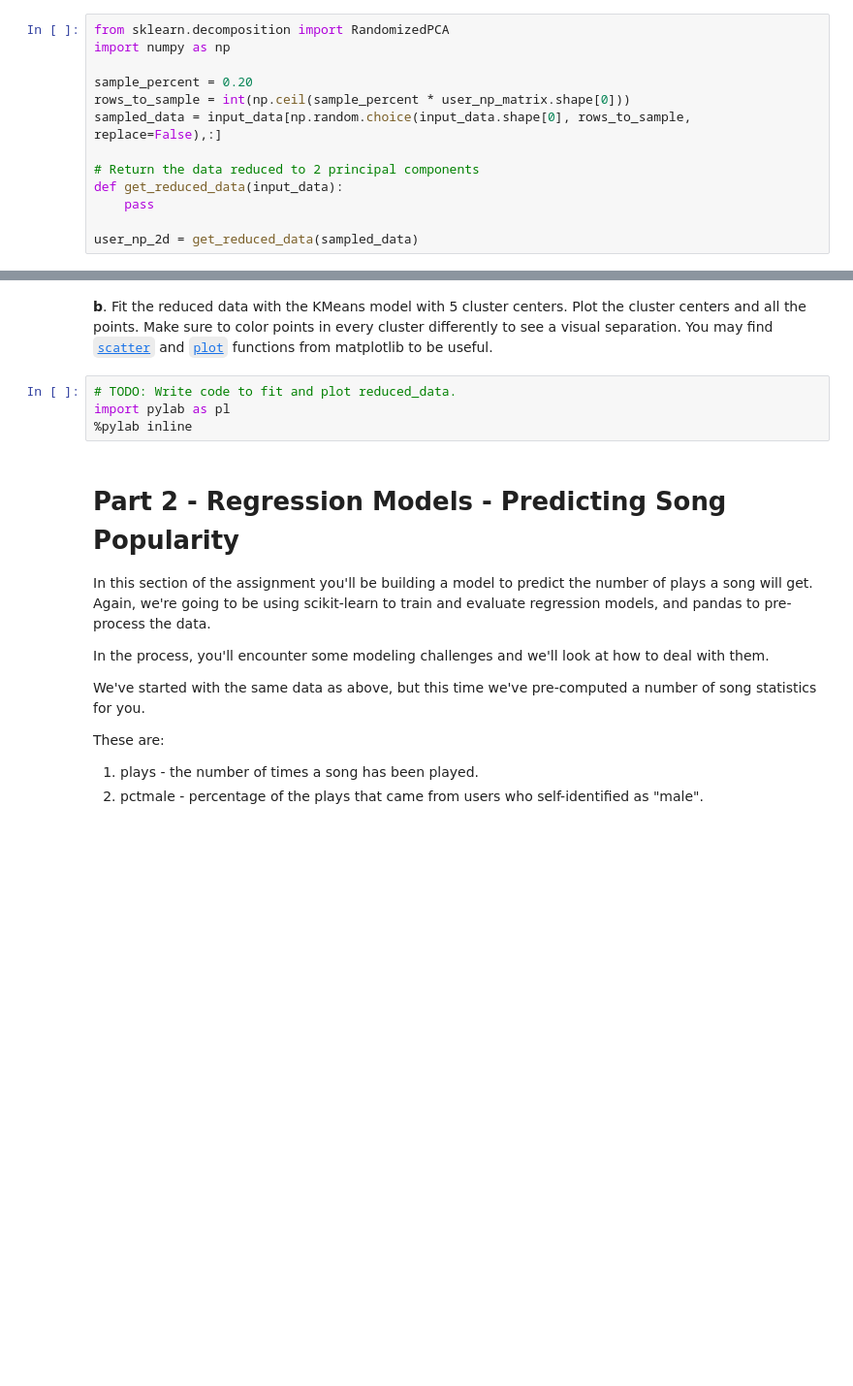
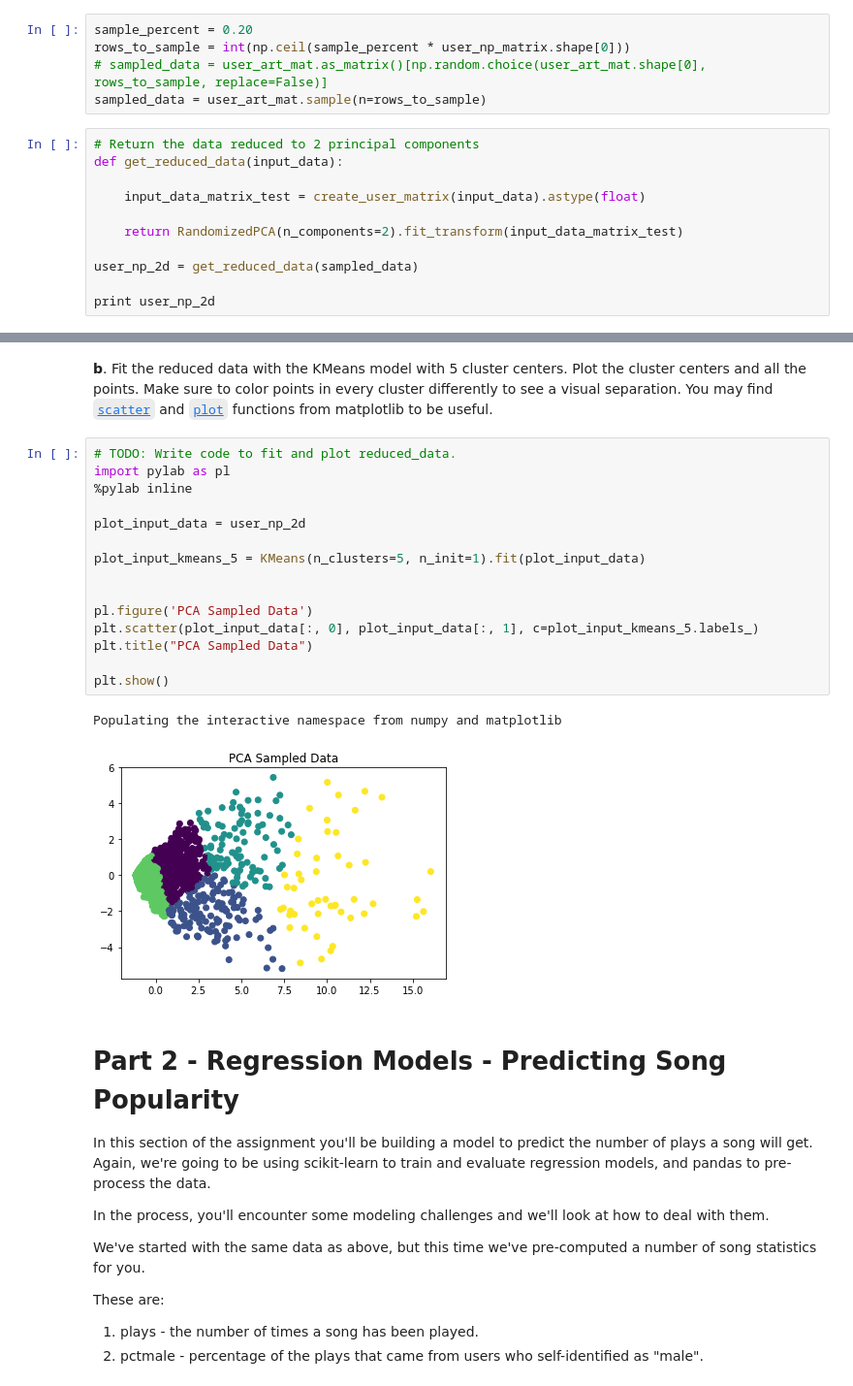
Before and after one commit to MohammedSiddiqui/CSE568, a Jupyter notebook: hw2/HW2.ipynb, the cells around one changed output, grey strips where cells are left out. Shown at 97% size. Drawn from its saved outputs; the diff is of its cells as text; blank space fills up the shorter version.

```diff
--- a/hw2/HW2.ipynb
+++ b/hw2/HW2.ipynb
@@ -494,15 +495,18 @@ Another way to evaluate clustering is to visualize the output of clustering. How
 
 **a**. Calcluate the RandomizedPCA of the sampled training data set `sampled_data` and reduce it to 2 components. Use the [fit_transform](http://scikit-learn.org/stable/modules/generated/sklearn.decomposition.RandomizedPCA.html#sklearn.decomposition.RandomizedPCA.fit_transform) method to do this.
 # %%
-from sklearn.decomposition import RandomizedPCA
-import numpy as np
-
 sample_percent = 0.20
 rows_to_sample = int(np.ceil(sample_percent * user_np_matrix.shape[0]))
-sampled_data = input_data[np.random.choice(input_data.shape[0], rows_to_sample, replace=False),:]
-
-# Return the data reduced to 2 principal components
-def get_reduced_data(input_data):
-    pass
-
-user_np_2d = get_reduced_data(sampled_data)
+# sampled_data = user_art_mat.as_matrix()[np.random.choice(user_art_mat.shape[0], rows_to_sample, replace=False)]
+sampled_data = user_art_mat.sample(n=rows_to_sample)
+# %%
+# Return the data reduced to 2 principal components
+def get_reduced_data(input_data):
+
+    input_data_matrix_test = create_user_matrix(input_data).astype(float)
+
+    return RandomizedPCA(n_components=2).fit_transform(input_data_matrix_test)
+
+user_np_2d = get_reduced_data(sampled_data)
+
+print user_np_2d
@@ -511,7 +523,21 @@ user_np_2d = get_reduced_data(sampled_data)
 # %%
 # TODO: Write code to fit and plot reduced_data.
 import pylab as pl
 %pylab inline
+
+plot_input_data = user_np_2d
+
+plot_input_kmeans_5 = KMeans(n_clusters=5, n_init=1).fit(plot_input_data)
+
+
+pl.figure('PCA Sampled Data')
+plt.scatter(plot_input_data[:, 0], plot_input_data[:, 1], c=plot_input_kmeans_5.labels_)
+plt.title("PCA Sampled Data")
+
+plt.show()
+# %% [output]
+Populating the interactive namespace from numpy and matplotlib
+[figure, added]
 # %% [markdown]
 # Part 2 - Regression Models - Predicting Song Popularity
 
```
Also changed, not shown: parts of 2 cells of this notebook.
